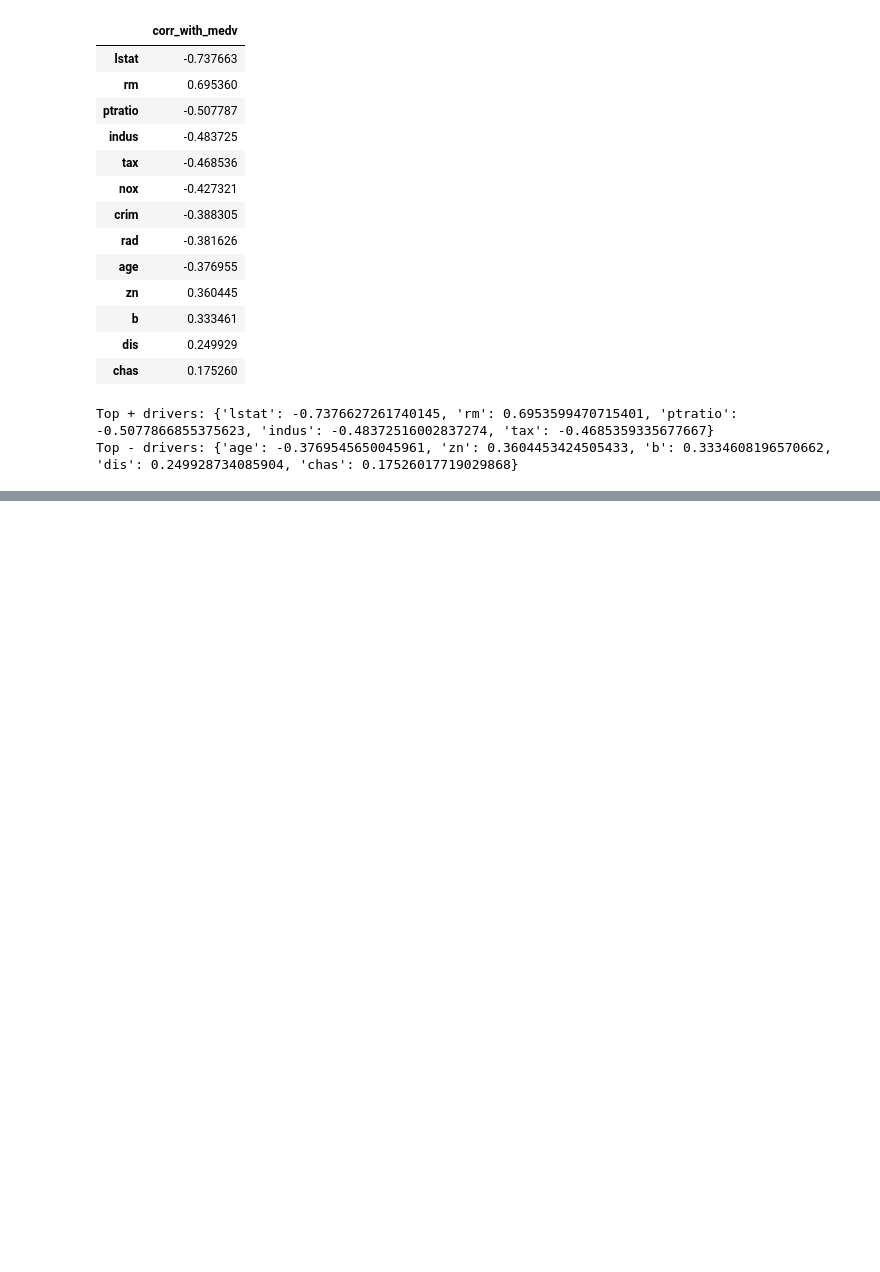
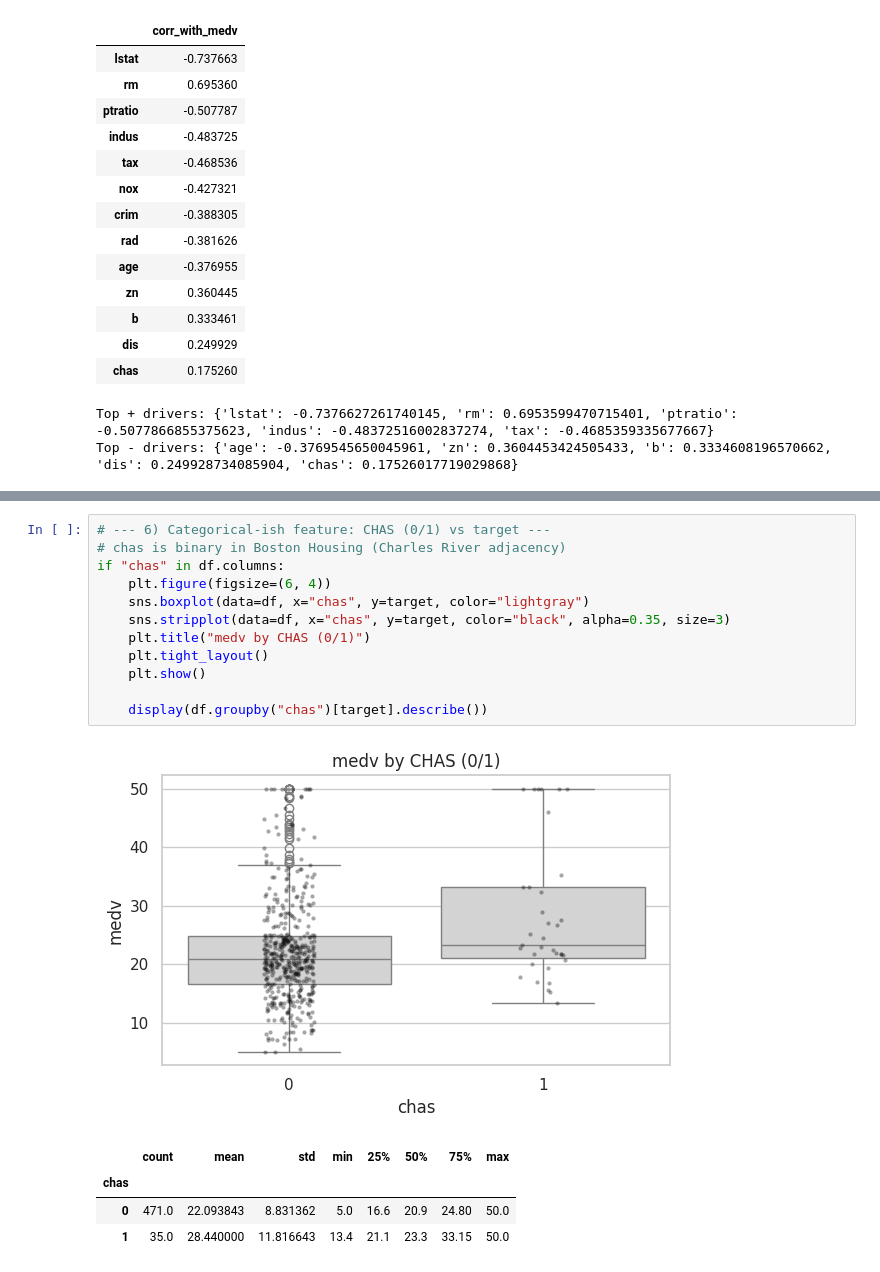
Before and after one commit to Shushunya/FAA-P2, a Jupyter notebook: notebooks/eda.ipynb, the cells around one changed output, grey strips where cells are left out. Cells and saved outputs as stored; diff of their text form; blank space fills up the shorter version.

```diff
--- a/notebooks/eda.ipynb
+++ b/notebooks/eda.ipynb
@@ -253,0 +288,18 @@ Top - drivers: {'age': -0.3769545650045961, 'zn': 0.3604453424505433, 'b': 0.333
+# %%
+# --- 6) Categorical-ish feature: CHAS (0/1) vs target ---
+# chas is binary in Boston Housing (Charles River adjacency)
+if "chas" in df.columns:
+    plt.figure(figsize=(6, 4))
+    sns.boxplot(data=df, x="chas", y=target, color="lightgray")
+    sns.stripplot(data=df, x="chas", y=target, color="black", alpha=0.35, size=3)
+    plt.title("medv by CHAS (0/1)")
+    plt.tight_layout()
+    plt.show()
+
+    display(df.groupby("chas")[target].describe())
+# %% [output]
+[figure, added]
+|  | count | mean | std | min | 25% | 50% | 75% | max |
+| chas |  |  |  |  |  |  |  |  |
+| 0 | 471.0 | 22.093843 | 8.831362 | 5.0 | 16.6 | 20.9 | 24.80 | 50.0 |
+| 1 | 35.0 | 28.440000 | 11.816643 | 13.4 | 21.1 | 23.3 | 33.15 | 50.0 |
```
Also changed, not shown: parts of 11 cells of this notebook.
